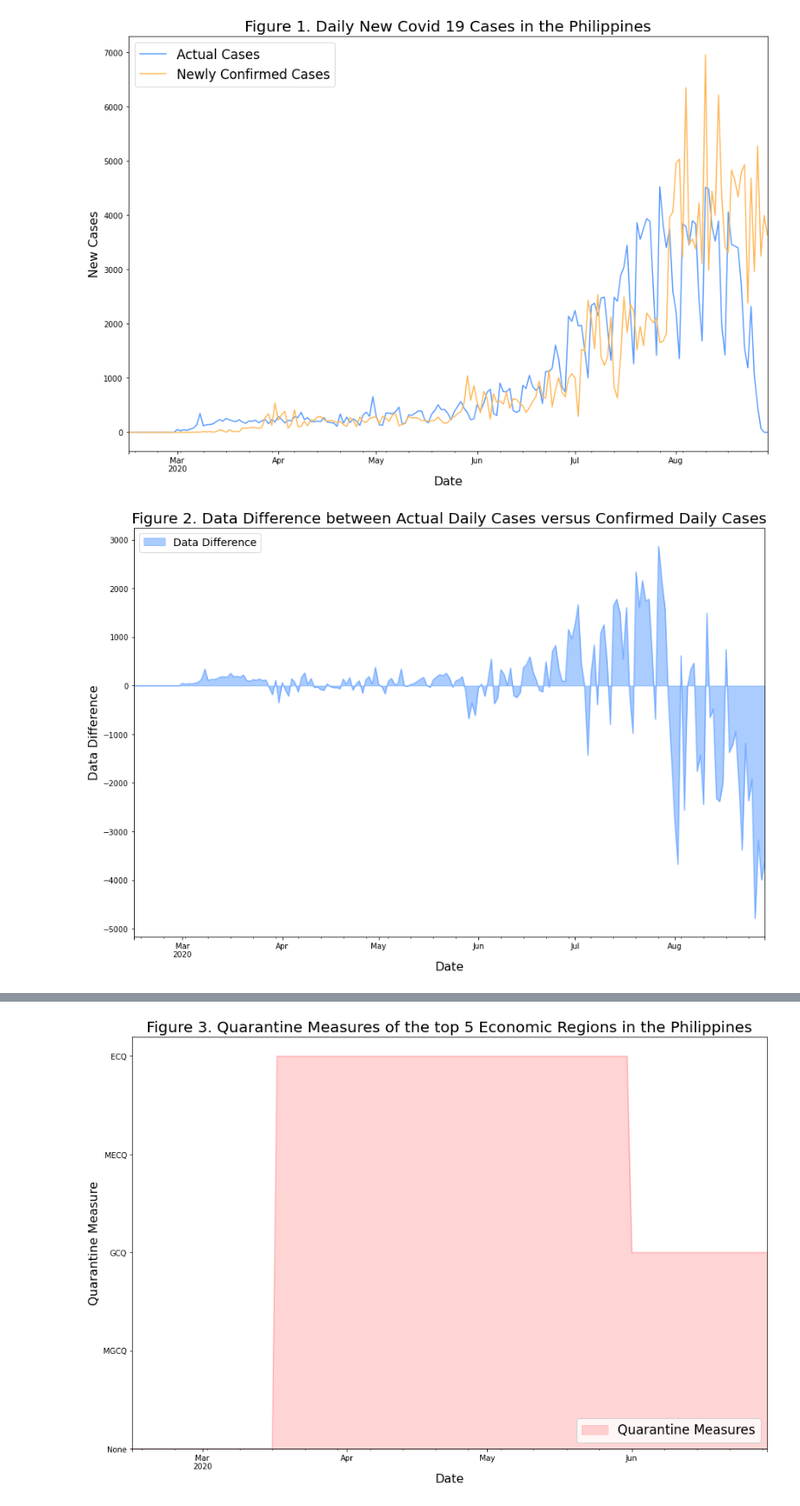
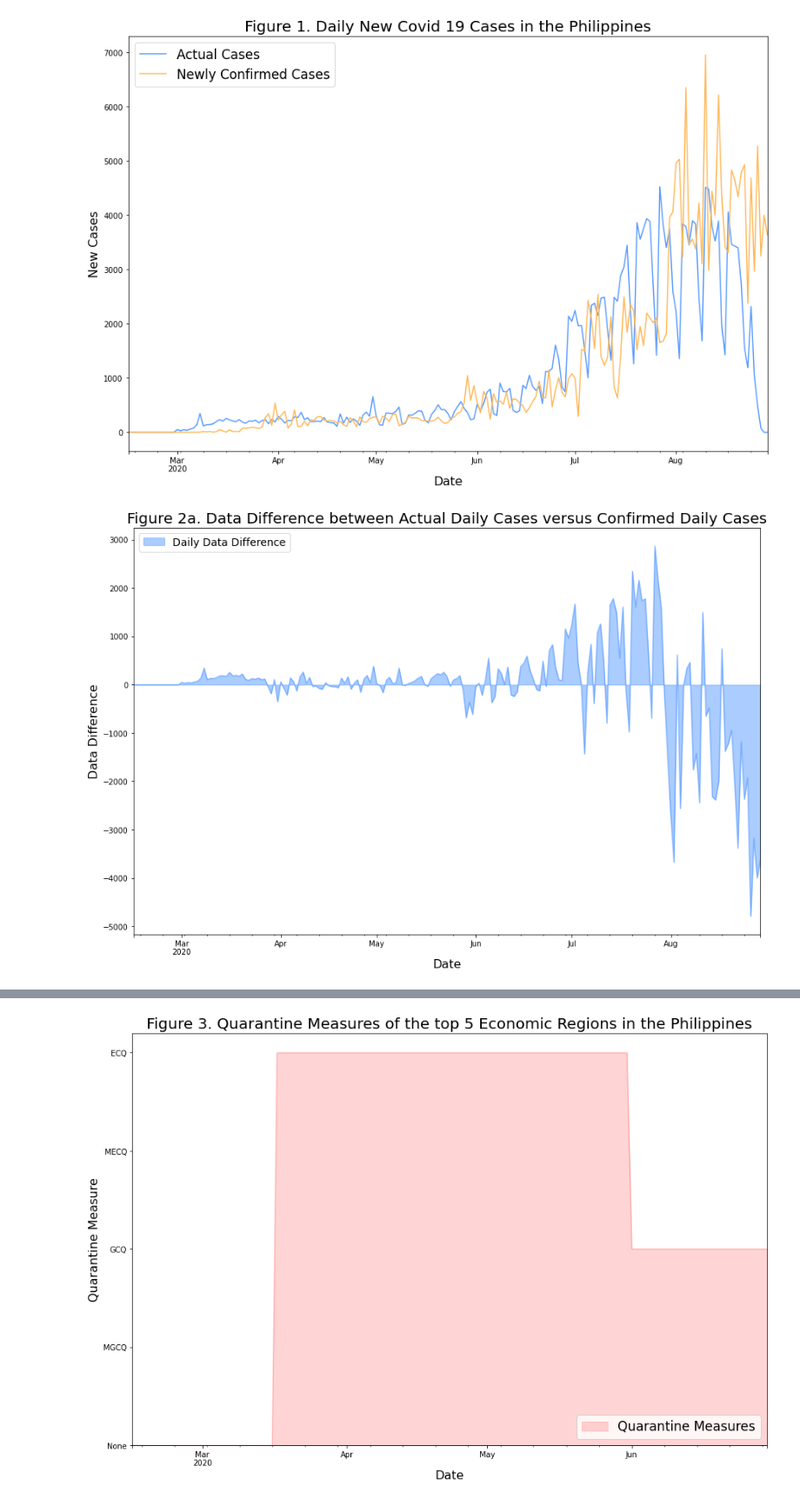
Before and after one commit to Beno7/dlsu-datasci-johnbenolirao, a Jupyter notebook: Module_4/Module_4_Exercise.ipynb, the cells around one changed output, grey strips where cells are left out. Shown at 87% size. Saved outputs shown, nothing was run; the diff lists cells and outputs as text; code cells hidden in the pictures.

```diff
--- a/Module_4/Module_4_Exercise.ipynb
+++ b/Module_4/Module_4_Exercise.ipynb
@@ -76,11 +76,11 @@ fig1 = axes_object.get_figure()
 # %%
 data['diff'] = data['actual_case'] - data['confirmed_new']
 
-axes_object2 = data['diff'].plot(kind='area', stacked=False, color='#579AFF', figsize=(15, 10), label='Data Difference')
-axes_object2.set_title('Figure 2. Data Difference between Actual Daily Cases versus Confirmed Daily Cases', fontsize=20)
-axes_object2.set_xlabel('Date', fontsize=16)
-axes_object2.set_ylabel('Data Difference', fontsize=16)
-axes_object2.legend(fontsize=14)
-fig2 = axes_object2.get_figure()
+axes_object2a = data['diff'].plot(kind='area', stacked=False, color='#579AFF', figsize=(15, 10), label='Daily Data Difference')
+axes_object2a.set_title('Figure 2a. Data Difference between Actual Daily Cases versus Confirmed Daily Cases', fontsize=20)
+axes_object2a.set_xlabel('Date', fontsize=16)
+axes_object2a.set_ylabel('Data Difference', fontsize=16)
+axes_object2a.legend(fontsize=14)
+fig2a = axes_object2a.get_figure()
 # %% [output]
-[figure, old version]
+[figure, new version]
```
Also changed, not shown: parts of 4 cells of this notebook, 5 other files.
